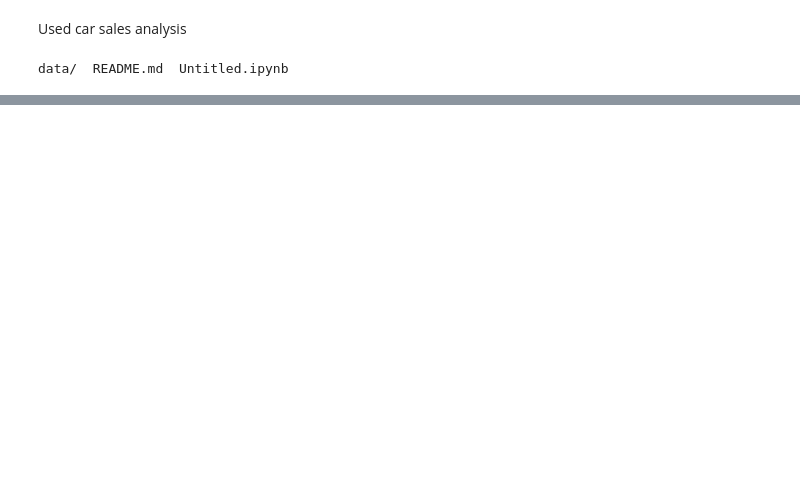
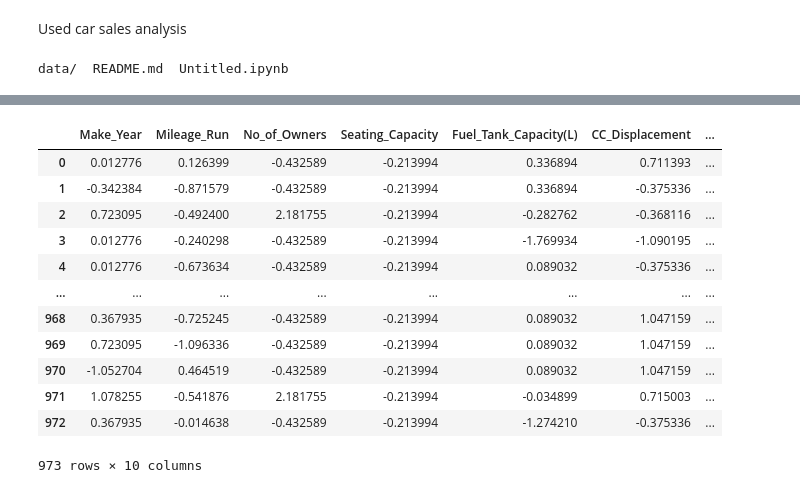
Before and after one commit to SamuelRobins/Capstone_Project, a Jupyter notebook: Untitled.ipynb, the cells around one changed output, grey strips where cells are left out. Saved outputs shown, nothing was run; the diff lists cells and outputs as text; code cells hidden in the pictures; blank space fills up the shorter version.

Commit message:
Untitled, and the data i fixed a little~

```diff
--- a/Untitled.ipynb
+++ b/Untitled.ipynb
@@ -106,0 +199,26 @@ memory usage: 152.6+ KB
+# %%
+# Instantiating our StandardScalar Object
+ss = StandardScaler()
+
+ss.fit(df)
+
+df_scaled = ss.transform(df)
+# %%
+# Turning our StandardScalar object back into a dataframe, with the same column names as before
+df_scaled_new = pd.DataFrame(df_scaled, columns=df.columns)
+# %%
+df_scaled_new
+# %% [output]
+|  | Make_Year | Mileage_Run | No_of_Owners | Seating_Capacity | Fuel_Tank_Capacity(L) | CC_Displacement | ... |
+| 0 | 0.012776 | 0.126399 | -0.432589 | -0.213994 | 0.336894 | 0.711393 | ... |
+| 1 | -0.342384 | -0.871579 | -0.432589 | -0.213994 | 0.336894 | -0.375336 | ... |
+| 2 | 0.723095 | -0.492400 | 2.181755 | -0.213994 | -0.282762 | -0.368116 | ... |
+| 3 | 0.012776 | -0.240298 | -0.432589 | -0.213994 | -1.769934 | -1.090195 | ... |
+| 4 | 0.012776 | -0.673634 | -0.432589 | -0.213994 | 0.089032 | -0.375336 | ... |
+| ... | ... | ... | ... | ... | ... | ... | ... |
+| 968 | 0.367935 | -0.725245 | -0.432589 | -0.213994 | 0.089032 | 1.047159 | ... |
+| 969 | 0.723095 | -1.096336 | -0.432589 | -0.213994 | 0.089032 | 1.047159 | ... |
+| 970 | -1.052704 | 0.464519 | -0.432589 | -0.213994 | 0.089032 | 1.047159 | ... |
+| 971 | 1.078255 | -0.541876 | 2.181755 | -0.213994 | -0.034899 | 0.715003 | ... |
+| 972 | 0.367935 | -0.014638 | -0.432589 | -0.213994 | -1.274210 | -0.375336 | ... |
+973 rows × 10 columns
```
Also changed, not shown: parts of 29 cells of this notebook, 1 other file.
